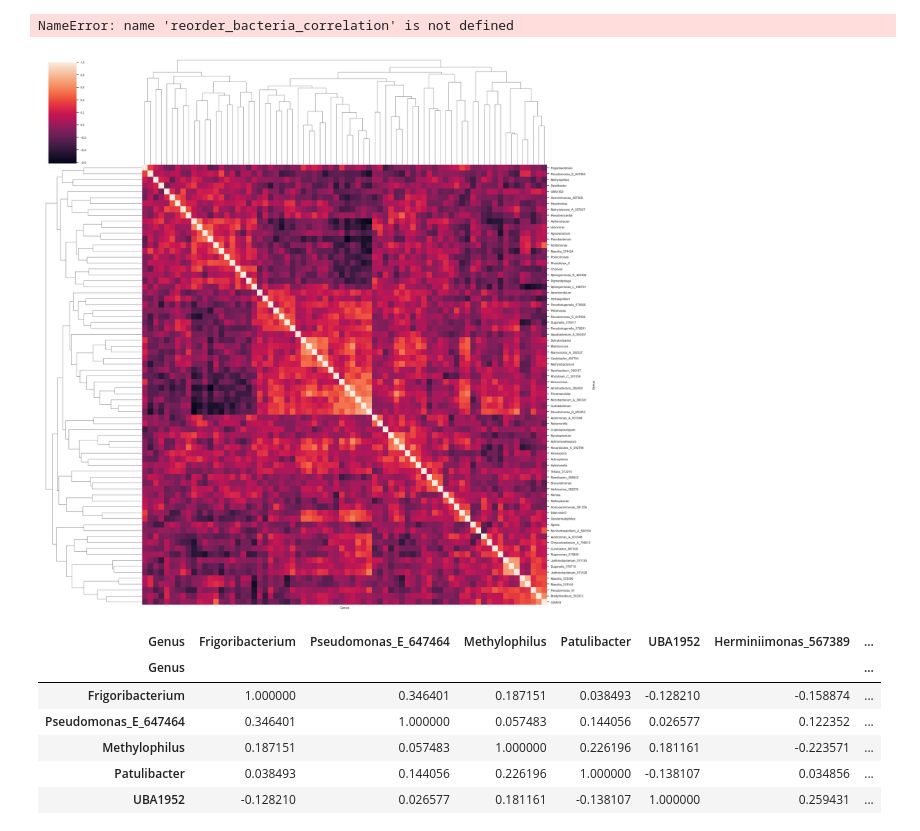
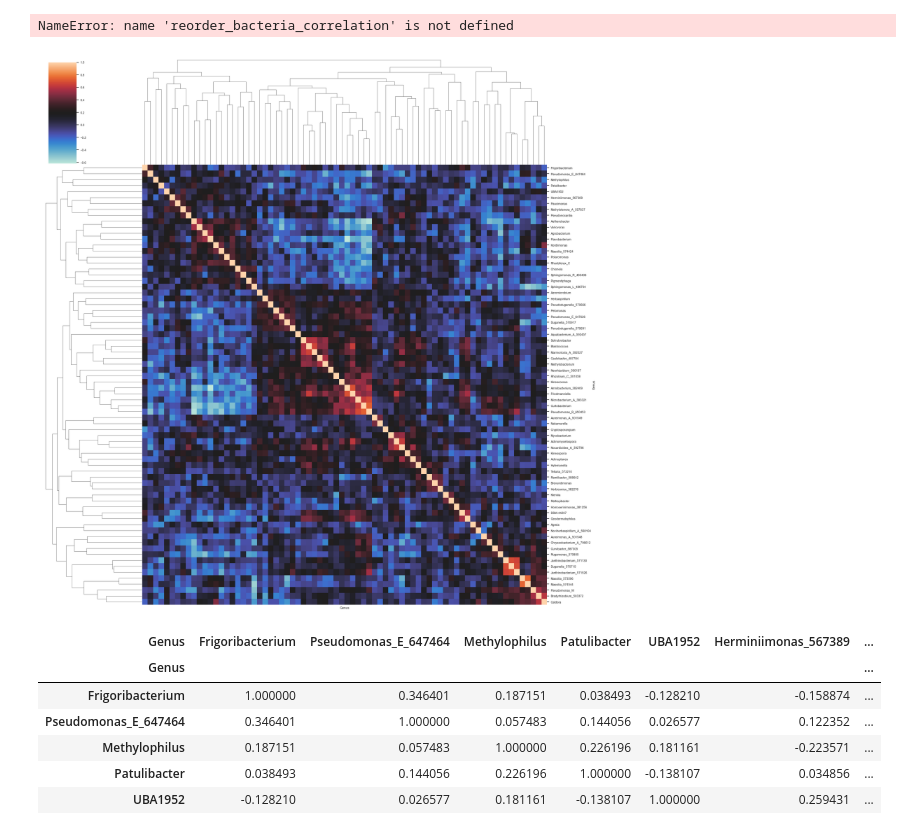
Before and after one commit to mikepassal/Outdoor_microbiome, a Jupyter notebook: Local_analysis/Analyze_transcriptome_with_temp_rain_microbiome/microbiome_load_vs_other_factors/bacterial_abundance_correlation.ipynb, the cells around one changed output. Drawn from its saved outputs; the diff is of its cells as text; code cells hidden in the pictures.

```diff
--- a/Local_analysis/Analyze_transcriptome_with_temp_rain_microbiome/microbiome_load_vs_other_factors/bacterial_abundance_correlation.ipynb
+++ b/Local_analysis/Analyze_transcriptome_with_temp_rain_microbiome/microbiome_load_vs_other_factors/bacterial_abundance_correlation.ipynb
@@ -223,18 +223,19 @@ ax.tick_params(axis="y", labelsize=8)
 # %% [output]
 NameError: name 'reorder_bacteria_correlation' is not defined
 # %%
-sns.set(font_scale=0.7)
+sns.set_theme(font_scale=0.7)
 fig = sns.clustermap(
     bacteria_correlation,
     row_linkage=linkage,
     col_linkage=linkage,
     xticklabels=False,
     figsize=(20, 20),
+    cmap="icefire",
 )
 cluster_order = fig.dendrogram_row.reordered_ind
 # fig.ax_heatmap.set_yticklabels(fig.ax_heatmap.get_ymajorticklabels(), fontsize=3)
 # %% [output]
-[figure, old version]
+[figure, new version]
 # %%
 cluster_order = bacteria_correlation.iloc[cluster_order].index.tolist()
 
```
Also changed, not shown: parts of 2 cells of this notebook, 2 other files.
